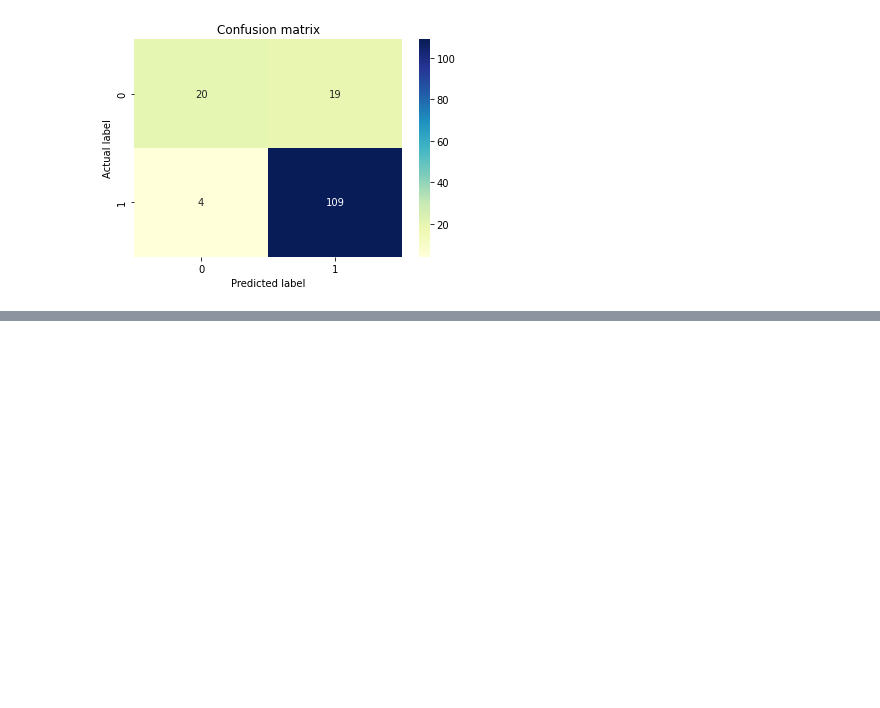
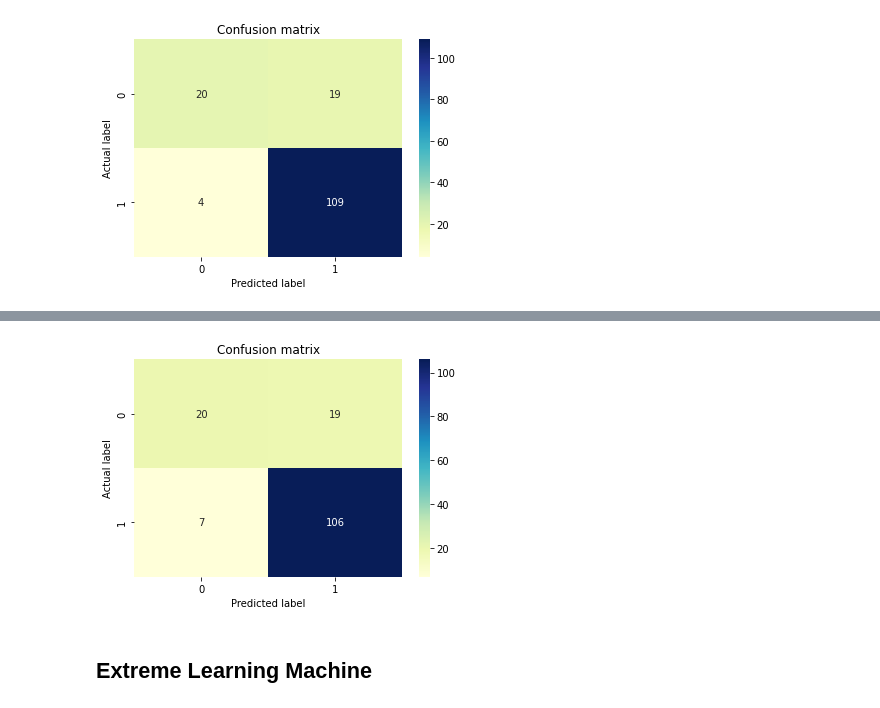
Before and after one commit to ZahraDehghani99/Parkinson-Disease-Classification, a Jupyter notebook: parkinson_disease_classification.ipynb, the cells around one changed output, grey strips where cells are left out. Saved outputs shown, nothing was run; the diff lists cells and outputs as text; code cells hidden in the pictures; blank space fills up the shorter version.

```diff
--- a/parkinson_disease_classification.ipynb
+++ b/parkinson_disease_classification.ipynb
@@ -391,0 +473,5 @@ confusion_matrix(y_test, y_pred)
+# %%
+svc = svm.SVC(kernel='sigmoid', random_state=42)
+svc = svc.fit(X_train,y_train)
+
+y_pred = svc.predict(X_test)
@@ -391,0 +495,6 @@ confusion_matrix(y_test, y_pred)
+# %%
+confusion_matrix(y_test, y_pred)
+# %% [output]
+[figure, added]
+# %% [markdown]
+## Extreme Learning Machine
```
Also changed, not shown: parts of 12 cells of this notebook.
